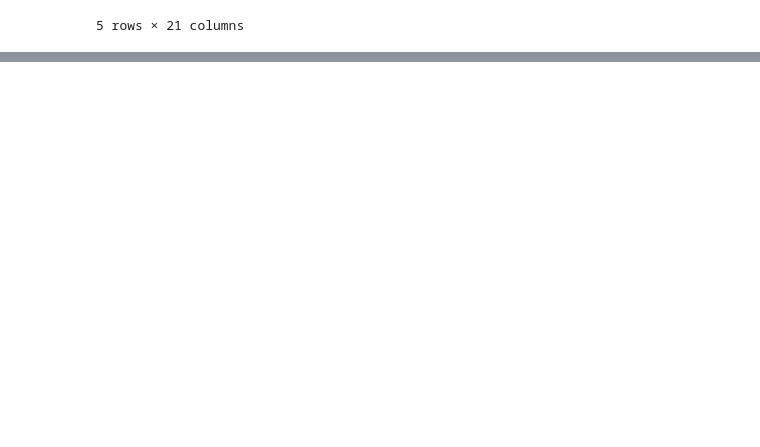
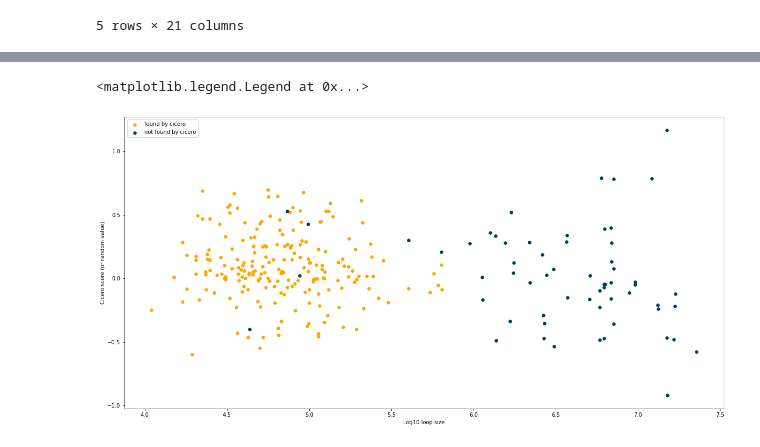
Before and after one commit to fishblish/enhancer-promoter-interactions, a Jupyter notebook: src/python/visualize_results.ipynb, the cells around one changed output, grey strips where cells are left out. Saved outputs shown, nothing was run; the diff lists cells and outputs as text; code cells hidden in the pictures; blank space fills up the shorter version.

Commit message:
update links intersections

```diff
--- a/src/python/visualize_results.ipynb
+++ b/src/python/visualize_results.ipynb
@@ -29,6 +30,7 @@ cicero.head(10)
 # %%
 results = pd.read_csv(path+'/results/whole_data/intersected_cicero_loops.csv')
 results_bigger = pd.read_csv(path+'/results/whole_data/intersection_results_bigger_set.csv')
+results_long = pd.read_csv(path+'/results/whole_data/intersection_results_cicero_long.csv')
 # %%
 results.head(10)
 # %% [output]
@@ -144,0 +154,24 @@ plt.legend()  # to show the legend
+# %%
+seed = 42
+
+chromatin_loops_bigger_set['found_by_cicero'] = [0]*chromatin_loops_bigger_set.shape[0]
+chromatin_loops_bigger_set.loc[results_long['loop_index'], 'found_by_cicero'] = 1
+chromatin_loops_bigger_set['score'] = np.random.normal(loc=0, scale=0.4, size=chromatin_loops_bigger_set.shape[0])
+chromatin_loops_bigger_set.loc[results_long['loop_index'], 'score'] = results_long['score']
+chromatin_loops_bigger_set.head()
+
+plt.figure(figsize=(20,10))
+
+# Assuming the two unique values in 'found_by_cicero' are 'value1' and 'value2'
+loops_in_results = chromatin_loops_bigger_set[chromatin_loops_bigger_set['found_by_cicero'] == 1]
+loops_outside_results = chromatin_loops_bigger_set[chromatin_loops_bigger_set['found_by_cicero'] == 0]
+
+plt.scatter(np.log10(loops_in_results['dist']), loops_in_results['score'], color='#ffa600', s=30, label='found by cicero')
+plt.scatter(np.log10(loops_outside_results['dist']), loops_outside_results['score'], color='#003f5c', s=30, label='not found by cicero')
+
+plt.xlabel('Log10 loop size')  # x-axis label
+plt.ylabel('Cicero score (or random value)')  # y-axis label
+plt.legend()  # to show the legend
+# %% [output]
+<matplotlib.legend.Legend at 0x...>
+[figure, added]
```
Also changed, not shown: parts of 4 cells of this notebook.
